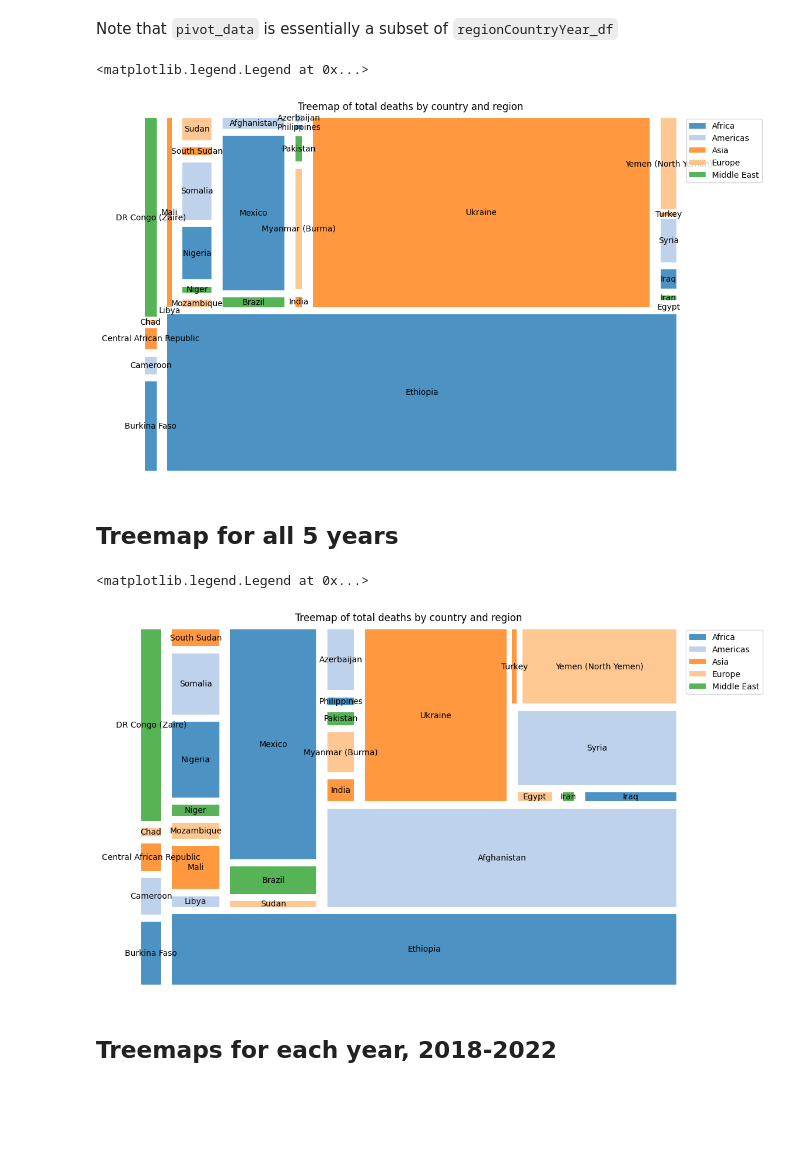
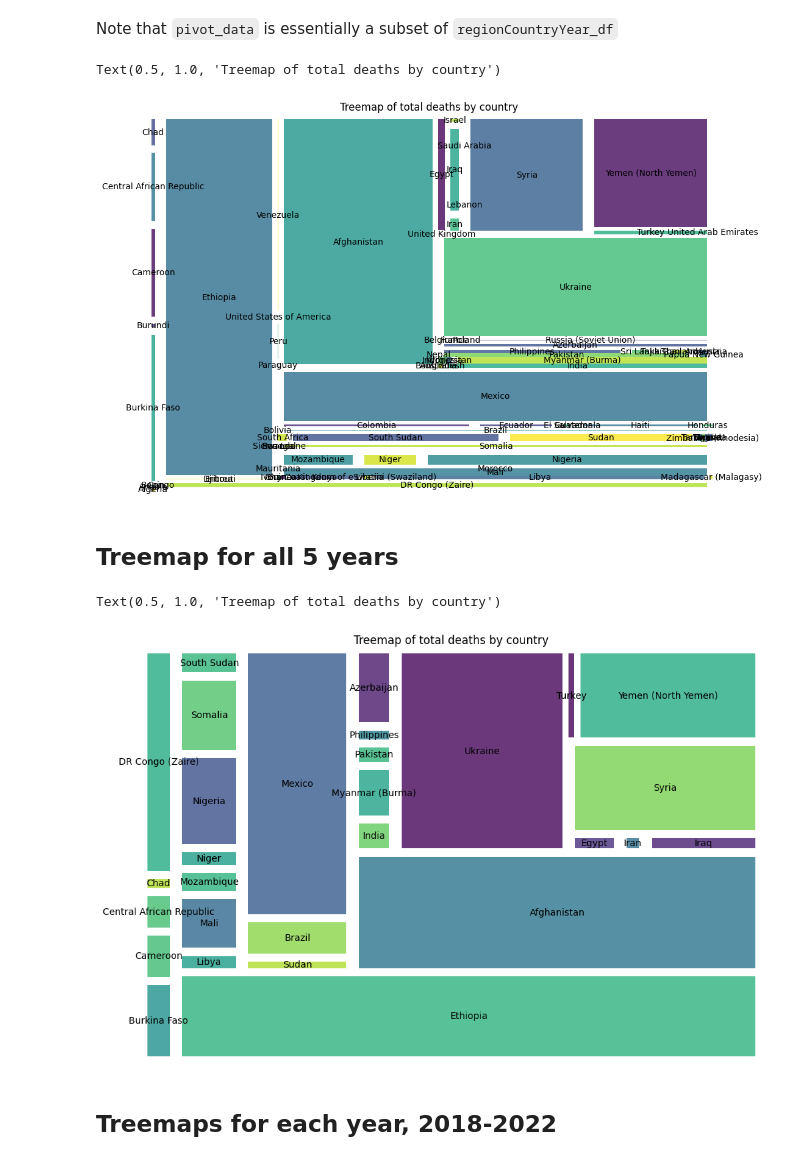
Before and after one commit to Krutik-Patel/DataVis-Assignment-3, a Jupyter notebook: experiments/IMT2021055/stats.ipynb, the cells around one changed output. Drawn from its saved outputs; the diff is of its cells as text; code cells hidden in the pictures; blank space fills up the shorter version.

Commit message:
Add treemap visualizations

```diff
--- a/experiments/IMT2021055/stats.ipynb
+++ b/experiments/IMT2021055/stats.ipynb
@@ -218,26 +218,26 @@ import squarify
 # %%
 # Plotting the treemap
 plt.figure(figsize=(12, 8))
 
 # Define colors for regions
-colors = plt.cm.tab20.colors[:len(df['region'].unique())]
+# colors = plt.cm.tab20.colors[:len(df['region'].unique())]
 
 # Create treemap rectangles
 squarify.plot(
     sizes=sizes,
     label=labels,
-    color=colors,
+    # color=colors,
     alpha=0.8,
     pad=True
 )
 
 # Add labels, title, and legend
 plt.axis('off')
-plt.title('Treemap of total deaths by country and region')
-plt.legend(labels=pd.Series([x[0] for x in pivot_data.index]).unique(), loc='upper left', bbox_to_anchor=(1, 1))
+plt.title('Treemap of total deaths by country')
+# plt.legend(labels=pd.Series([x[0] for x in pivot_data.index]).unique(), loc='upper left', bbox_to_anchor=(1, 1))
 # %% [output]
-<matplotlib.legend.Legend at 0x...>
+Text(0.5, 1.0, 'Treemap of total deaths by country')
-[figure, old version]
+[figure, new version]
 # %%
 pivot_data = pivot_data.drop(pivot_data[pivot_data['Total'] < 1000].index)
 # %% [markdown]
@@ -249,24 +249,24 @@ labels = pivot_data.index.get_level_values(1).tolist()  # Country names
 plt.figure(figsize=(12, 8))
 
 # Define colors for regions
-colors = plt.cm.tab20.colors[:len(df['region'].unique())]
+# colors = plt.cm.tab20.colors[:len(df['region'].unique())]
 
 # Create treemap rectangles
 squarify.plot(
     sizes=sizes,
     label=labels,
-    color=colors,
+    # color=colors,
     alpha=0.8,
     pad=True
 )
 
 # Add labels, title, and legend
 plt.axis('off')
-plt.title('Treemap of total deaths by country and region')
-plt.legend(labels=pd.Series([x[0] for x in pivot_data.index]).unique(), loc='upper left', bbox_to_anchor=(1, 1))
+plt.title('Treemap of total deaths by country')
+# plt.legend(labels=pd.Series([x[0] for x in pivot_data.index]).unique(), loc='upper left', bbox_to_anchor=(1, 1))
 # %% [output]
-<matplotlib.legend.Legend at 0x...>
+Text(0.5, 1.0, 'Treemap of total deaths by country')
-[figure, old version]
+[figure, new version]
 # %%
 # Function to plot treemap using data from a particular year.
 def tree_by_year(year):
```
Also changed, not shown: parts of 6 cells of this notebook, 5 other files.
